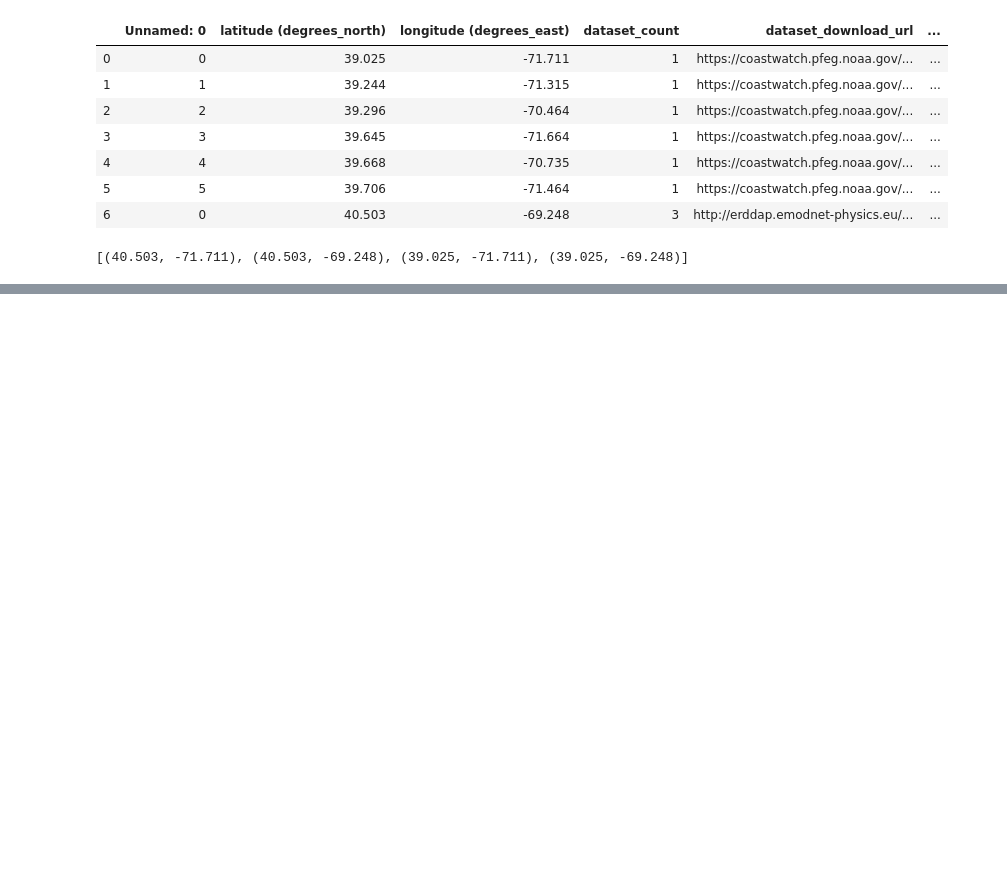
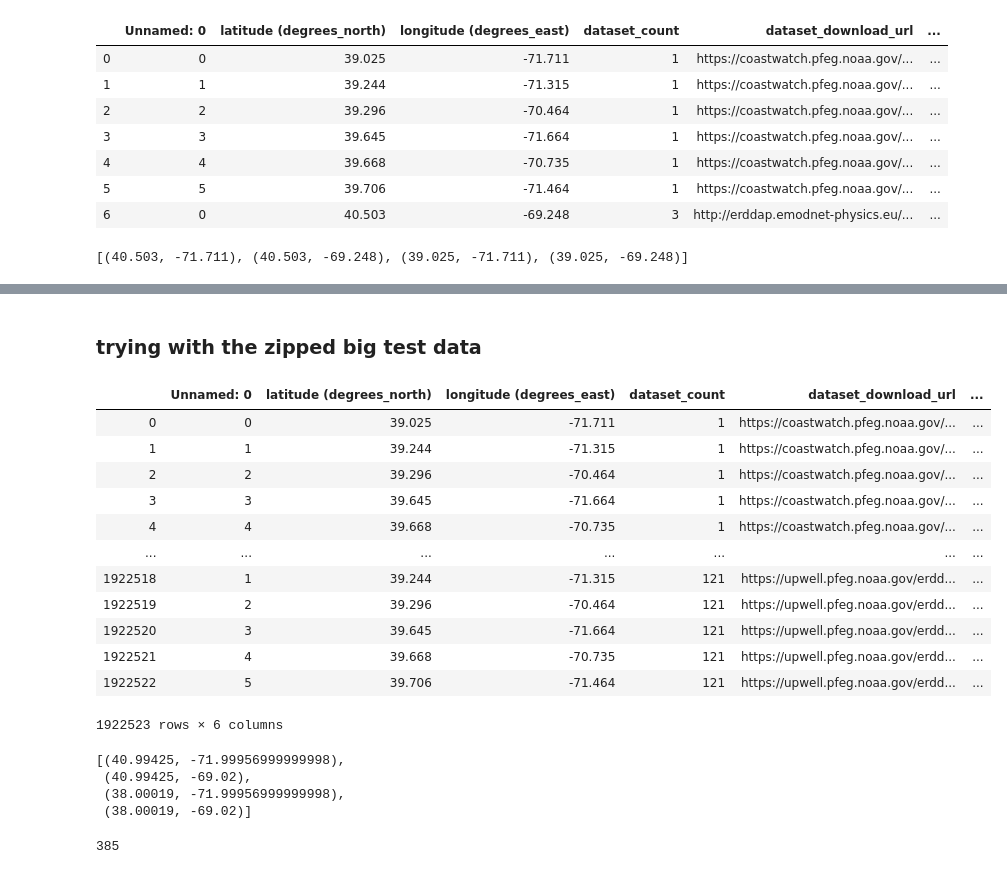
Before and after one commit to ioos/colocate, a Jupyter notebook: folium_map.ipynb, the cells around one changed output, grey strips where cells are left out. Saved outputs shown, nothing was run; the diff lists cells and outputs as text; code cells hidden in the pictures; blank space fills up the shorter version.

Commit message:
test map

```diff
--- a/folium_map.ipynb
+++ b/folium_map.ipynb
@@ -91,3 +91,41 @@ m
 #m.save('markers_on_folium_map.html')
 # %% [output]
 [interactive output not drawn]
+# %% [markdown]
+### trying with the zipped big test data
+# %%
+bigcoords = pd.read_csv('coordinates.zip')
+# %%
+bigcoords
+# %% [output]
+|  | Unnamed: 0 | latitude (degrees_north) | longitude (degrees_east) | dataset_count | dataset_download_url | ... |
+| 0 | 0 | 39.025 | -71.711 | 1 | https://coastwatch.pfeg.noaa.gov/... | ... |
+| 1 | 1 | 39.244 | -71.315 | 1 | https://coastwatch.pfeg.noaa.gov/... | ... |
+| 2 | 2 | 39.296 | -70.464 | 1 | https://coastwatch.pfeg.noaa.gov/... | ... |
+| 3 | 3 | 39.645 | -71.664 | 1 | https://coastwatch.pfeg.noaa.gov/... | ... |
+| 4 | 4 | 39.668 | -70.735 | 1 | https://coastwatch.pfeg.noaa.gov/... | ... |
+| ... | ... | ... | ... | ... | ... | ... |
+| 1922518 | 1 | 39.244 | -71.315 | 121 | https://upwell.pfeg.noaa.gov/erdd... | ... |
+| 1922519 | 2 | 39.296 | -70.464 | 121 | https://upwell.pfeg.noaa.gov/erdd... | ... |
+| 1922520 | 3 | 39.645 | -71.664 | 121 | https://upwell.pfeg.noaa.gov/erdd... | ... |
+| 1922521 | 4 | 39.668 | -70.735 | 121 | https://upwell.pfeg.noaa.gov/erdd... | ... |
+| 1922522 | 5 | 39.706 | -71.464 | 121 | https://upwell.pfeg.noaa.gov/erdd... | ... |
+1922523 rows × 6 columns
+# %%
+# Make bounding box for query
+bbox=[0,0,0,0]
+bbox[0]=(max(bigcoords['latitude (degrees_north)']),min(bigcoords['longitude (degrees_east)']))
+bbox[1]=(max(bigcoords['latitude (degrees_north)']),max(bigcoords['longitude (degrees_east)']))
+bbox[2]=(min(bigcoords['latitude (degrees_north)']),min(bigcoords['longitude (degrees_east)']))
+bbox[3]=(min(bigcoords['latitude (degrees_north)']),max(bigcoords['longitude (degrees_east)']))
+bbox
+# %% [output]
+[(40.99425, -71.99956999999998),
+ (40.99425, -69.02),
+ (38.00019, -71.99956999999998),
+ (38.00019, -69.02)]
+# %%
+# very large dataset... folium cannot handle it
+round(len(bigcoords)/5000)
+# %% [output]
+385
```
Also changed, not shown: parts of 1 cell of this notebook.
